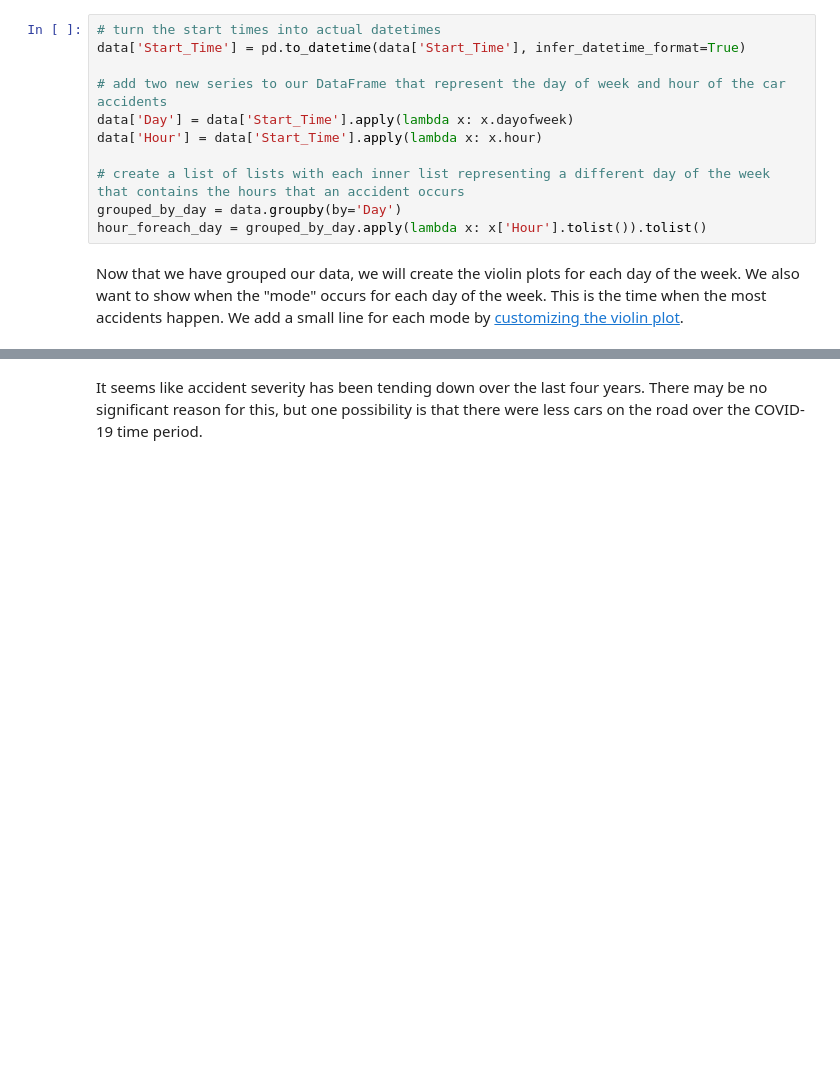
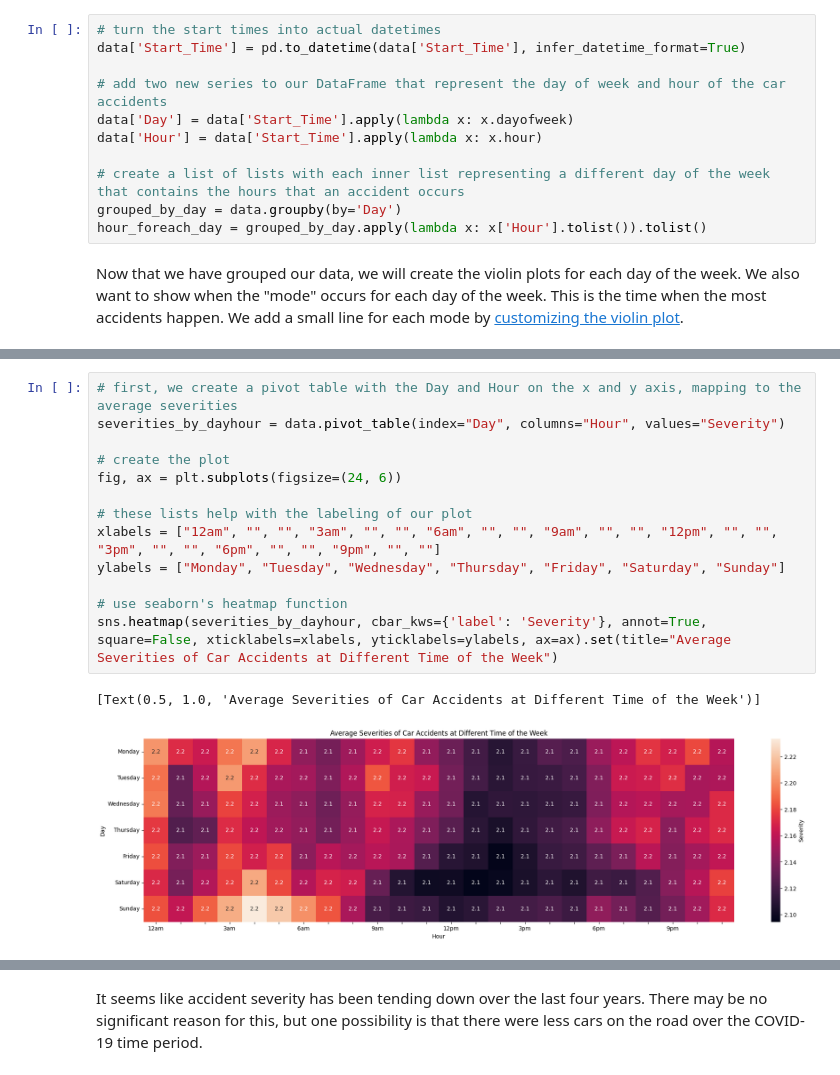
Before and after one commit to kashishpt/CMSC320FinalProject, a Jupyter notebook: main.ipynb, the cells around one changed output, grey strips where cells are left out. Saved outputs shown, nothing was run; the diff lists cells and outputs as text; blank space fills up the shorter version.

```diff
--- a/main.ipynb
+++ b/main.ipynb
@@ -228,0 +256,16 @@ This graph makes sense if we take some prior assumptions into account. On the we
+# %%
+# first, we create a pivot table with the Day and Hour on the x and y axis, mapping to the average severities
+severities_by_dayhour = data.pivot_table(index="Day", columns="Hour", values="Severity")
+
+# create the plot
+fig, ax = plt.subplots(figsize=(24, 6))
+
+# these lists help with the labeling of our plot
+xlabels = ["12am", "", "", "3am", "", "", "6am", "", "", "9am", "", "", "12pm", "", "", "3pm", "", "", "6pm", "", "", "9pm", "", ""]
+ylabels = ["Monday", "Tuesday", "Wednesday", "Thursday", "Friday", "Saturday", "Sunday"]
+
+# use seaborn's heatmap function
+sns.heatmap(severities_by_dayhour, cbar_kws={'label': 'Severity'}, annot=True, square=False, xticklabels=xlabels, yticklabels=ylabels, ax=ax).set(title="Average Severities of Car Accidents at Different Time of the Week")
+# %% [output]
+[Text(0.5, 1.0, 'Average Severities of Car Accidents at Different Time of the Week')]
+[figure, added]
```
Also changed, not shown: parts of 30 cells of this notebook, 7 other files.
